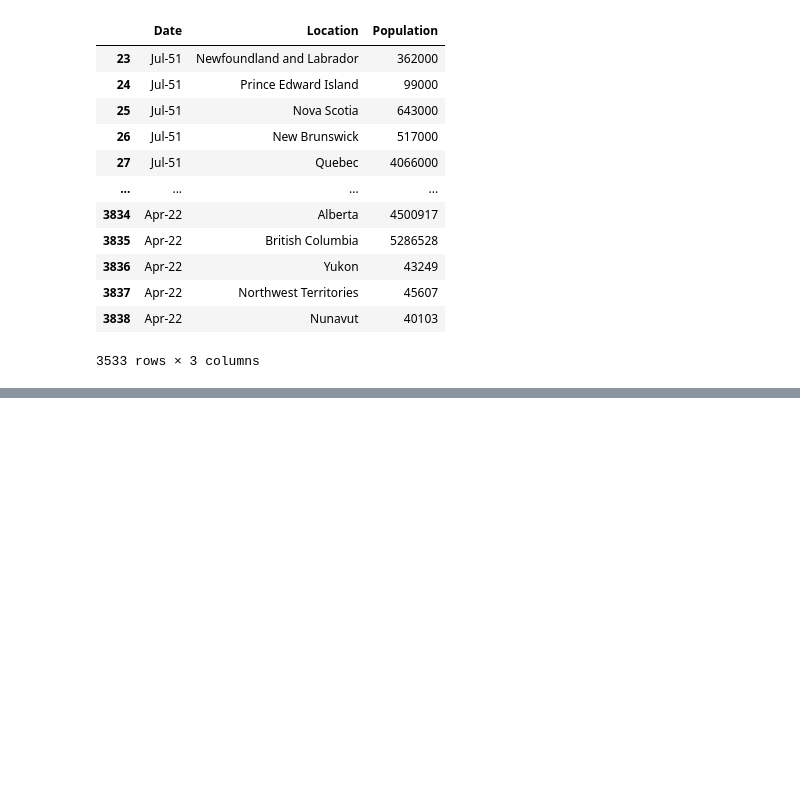
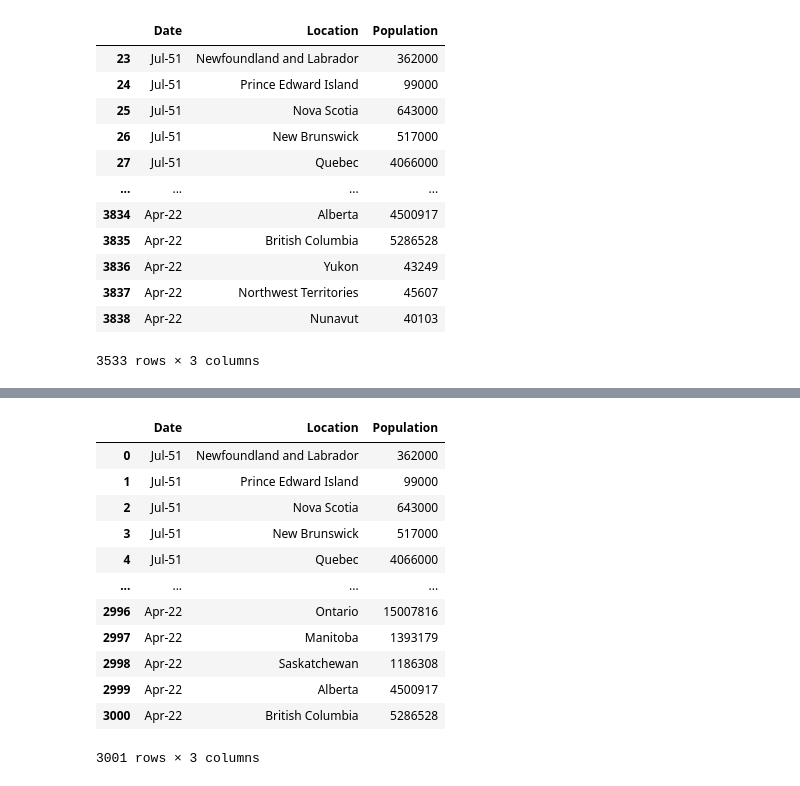
Before and after one commit to nishprojects/Capstone-RealEstateTrends, a Jupyter notebook: Population1.ipynb, the cells around one changed output, grey strips where cells are left out. Cells and saved outputs as stored; diff of their text form; code cells hidden in the pictures; blank space fills up the shorter version.

```diff
--- a/Population1.ipynb
+++ b/Population1.ipynb
@@ -191,0 +224,17 @@ AttributeError: 'DataFrame' object has no attribute 'range'
+# %%
+df2.reset_index(drop=True, inplace=True)
+df2
+# %% [output]
+|  | Date | Location | Population |
+| 0 | Jul-51 | Newfoundland and Labrador | 362000 |
+| 1 | Jul-51 | Prince Edward Island | 99000 |
+| 2 | Jul-51 | Nova Scotia | 643000 |
+| 3 | Jul-51 | New Brunswick | 517000 |
+| 4 | Jul-51 | Quebec | 4066000 |
+| ... | ... | ... | ... |
+| 2996 | Apr-22 | Ontario | 15007816 |
+| 2997 | Apr-22 | Manitoba | 1393179 |
+| 2998 | Apr-22 | Saskatchewan | 1186308 |
+| 2999 | Apr-22 | Alberta | 4500917 |
+| 3000 | Apr-22 | British Columbia | 5286528 |
+3001 rows × 3 columns
```
Also changed, not shown: parts of 9 cells of this notebook.
